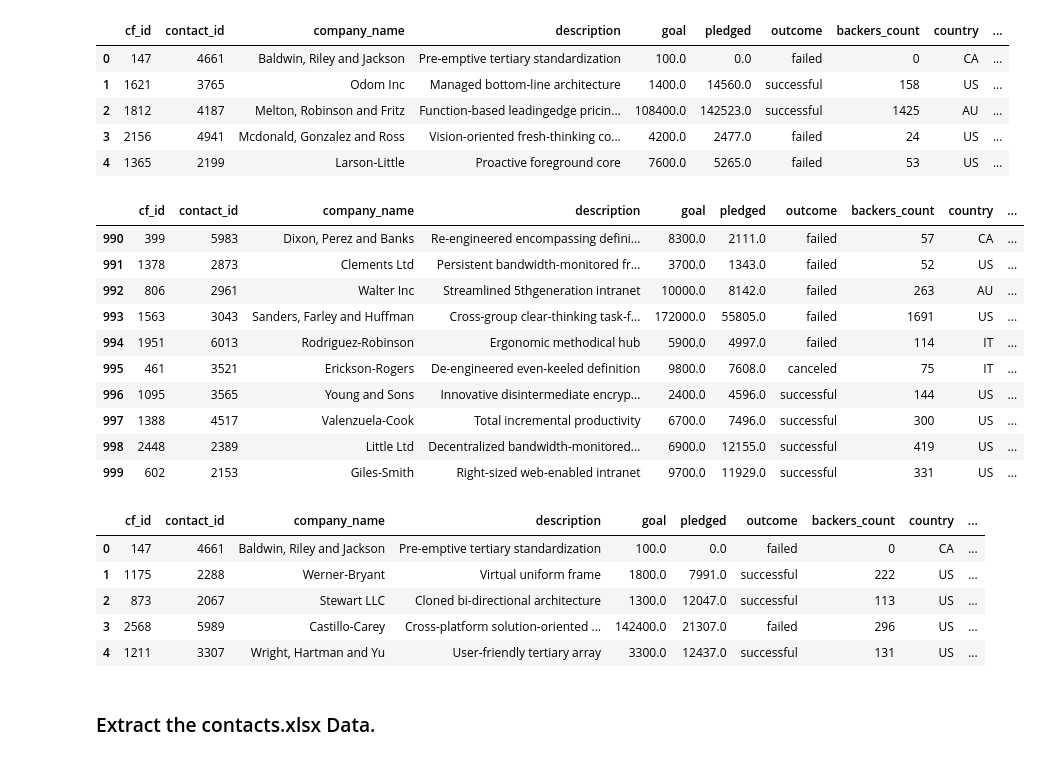
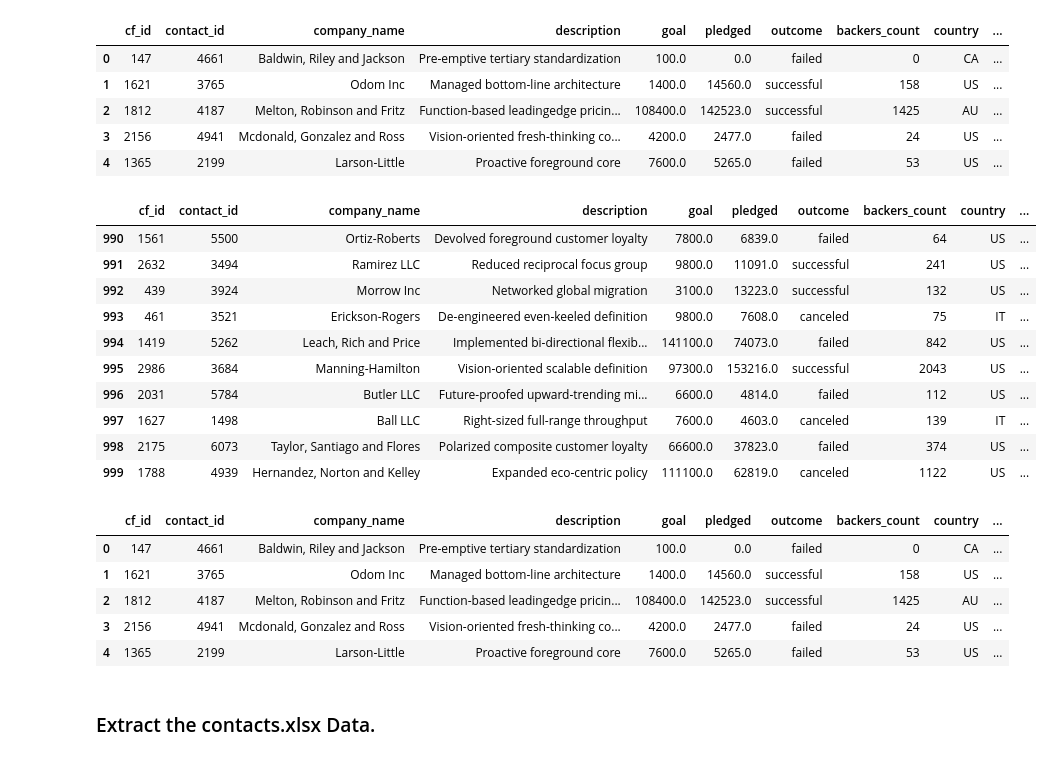
Before and after one commit to YesmelinP/Crowdfunding_ETL, a Jupyter notebook: ETL_Mini_Project_YPerdomo_ALor.ipynb, the cells around one changed output. Saved outputs shown, nothing was run; the diff lists cells and outputs as text; code cells hidden in the pictures.

```diff
--- a/ETL_Mini_Project_YPerdomo_ALor.ipynb
+++ b/ETL_Mini_Project_YPerdomo_ALor.ipynb
@@ -247,32 +247,34 @@ campaign_df.head()
 # %%
 # Merge the campaign_df with the category_df on the "category" column and
 # the subcategory_df on the "subcategory" column.
-campaign_merged_df = campaign_df.merge(category_df, on='category').merge(subcategory_df, on='subcategory')
+# campaign_merged_df = campaign_df.merge(category_df, on='category').merge(subcategory_df, on='subcategory')
+# campaign_merged_df = campaign_df.merge(category_df, on='category', how='right').merge(subcategory_df, on='subcategory', how='right')
+campaign_merged_df = campaign_df.merge(category_df, on='category', how='left').merge(subcategory_df, on='subcategory', how='left')
 
 campaign_merged_df.tail(10)
 # %% [output]
 |  | cf_id | contact_id | company_name | description | goal | pledged | outcome | backers_count | country | ... |
-| 990 | 399 | 5983 | Dixon, Perez and Banks | Re-engineered encompassing defini... | 8300.0 | 2111.0 | failed | 57 | CA | ... |
-| 991 | 1378 | 2873 | Clements Ltd | Persistent bandwidth-monitored fr... | 3700.0 | 1343.0 | failed | 52 | US | ... |
-| 992 | 806 | 2961 | Walter Inc | Streamlined 5thgeneration intranet | 10000.0 | 8142.0 | failed | 263 | AU | ... |
-| 993 | 1563 | 3043 | Sanders, Farley and Huffman | Cross-group clear-thinking task-f... | 172000.0 | 55805.0 | failed | 1691 | US | ... |
-| 994 | 1951 | 6013 | Rodriguez-Robinson | Ergonomic methodical hub | 5900.0 | 4997.0 | failed | 114 | IT | ... |
-| 995 | 461 | 3521 | Erickson-Rogers | De-engineered even-keeled definition | 9800.0 | 7608.0 | canceled | 75 | IT | ... |
-| 996 | 1095 | 3565 | Young and Sons | Innovative disintermediate encryp... | 2400.0 | 4596.0 | successful | 144 | US | ... |
-| 997 | 1388 | 4517 | Valenzuela-Cook | Total incremental productivity | 6700.0 | 7496.0 | successful | 300 | US | ... |
-| 998 | 2448 | 2389 | Little Ltd | Decentralized bandwidth-monitored... | 6900.0 | 12155.0 | successful | 419 | US | ... |
-| 999 | 602 | 2153 | Giles-Smith | Right-sized web-enabled intranet | 9700.0 | 11929.0 | successful | 331 | US | ... |
+| 990 | 1561 | 5500 | Ortiz-Roberts | Devolved foreground customer loyalty | 7800.0 | 6839.0 | failed | 64 | US | ... |
+| 991 | 2632 | 3494 | Ramirez LLC | Reduced reciprocal focus group | 9800.0 | 11091.0 | successful | 241 | US | ... |
+| 992 | 439 | 3924 | Morrow Inc | Networked global migration | 3100.0 | 13223.0 | successful | 132 | US | ... |
+| 993 | 461 | 3521 | Erickson-Rogers | De-engineered even-keeled definition | 9800.0 | 7608.0 | canceled | 75 | IT | ... |
+| 994 | 1419 | 5262 | Leach, Rich and Price | Implemented bi-directional flexib... | 141100.0 | 74073.0 | failed | 842 | US | ... |
+| 995 | 2986 | 3684 | Manning-Hamilton | Vision-oriented scalable definition | 97300.0 | 153216.0 | successful | 2043 | US | ... |
+| 996 | 2031 | 5784 | Butler LLC | Future-proofed upward-trending mi... | 6600.0 | 4814.0 | failed | 112 | US | ... |
+| 997 | 1627 | 1498 | Ball LLC | Right-sized full-range throughput | 7600.0 | 4603.0 | canceled | 139 | IT | ... |
+| 998 | 2175 | 6073 | Taylor, Santiago and Flores | Polarized composite customer loyalty | 66600.0 | 37823.0 | failed | 374 | US | ... |
+| 999 | 1788 | 4939 | Hernandez, Norton and Kelley | Expanded eco-centric policy | 111100.0 | 62819.0 | canceled | 1122 | US | ... |
 # %%
 # Drop unwanted columns
-campaign_cleaned = campaign_merged_df.drop(columns=['category & sub-category', 'staff_pick'], axis=1)
+campaign_cleaned = campaign_merged_df.drop(columns=['category & sub-category', 'staff_pick','spotlight', 'category', 'subcategory'], axis=1)
 campaign_cleaned.head()
 # %% [output]
 |  | cf_id | contact_id | company_name | description | goal | pledged | outcome | backers_count | country | ... |
 | 0 | 147 | 4661 | Baldwin, Riley and Jackson | Pre-emptive tertiary standardization | 100.0 | 0.0 | failed | 0 | CA | ... |
-| 1 | 1175 | 2288 | Werner-Bryant | Virtual uniform frame | 1800.0 | 7991.0 | successful | 222 | US | ... |
-| 2 | 873 | 2067 | Stewart LLC | Cloned bi-directional architecture | 1300.0 | 12047.0 | successful | 113 | US | ... |
-| 3 | 2568 | 5989 | Castillo-Carey | Cross-platform solution-oriented ... | 142400.0 | 21307.0 | failed | 296 | US | ... |
-| 4 | 1211 | 3307 | Wright, Hartman and Yu | User-friendly tertiary array | 3300.0 | 12437.0 | successful | 131 | US | ... |
+| 1 | 1621 | 3765 | Odom Inc | Managed bottom-line architecture | 1400.0 | 14560.0 | successful | 158 | US | ... |
+| 2 | 1812 | 4187 | Melton, Robinson and Fritz | Function-based leadingedge pricin... | 108400.0 | 142523.0 | successful | 1425 | AU | ... |
+| 3 | 2156 | 4941 | Mcdonald, Gonzalez and Ross | Vision-oriented fresh-thinking co... | 4200.0 | 2477.0 | failed | 24 | US | ... |
+| 4 | 1365 | 2199 | Larson-Little | Proactive foreground core | 7600.0 | 5265.0 | failed | 53 | US | ... |
 # %%
 # Export the DataFrame as a CSV file.
 campaign_cleaned.to_csv("Resources/campaign.csv", index=False)
```
Also changed, not shown: parts of 7 cells of this notebook, 2 other files.
